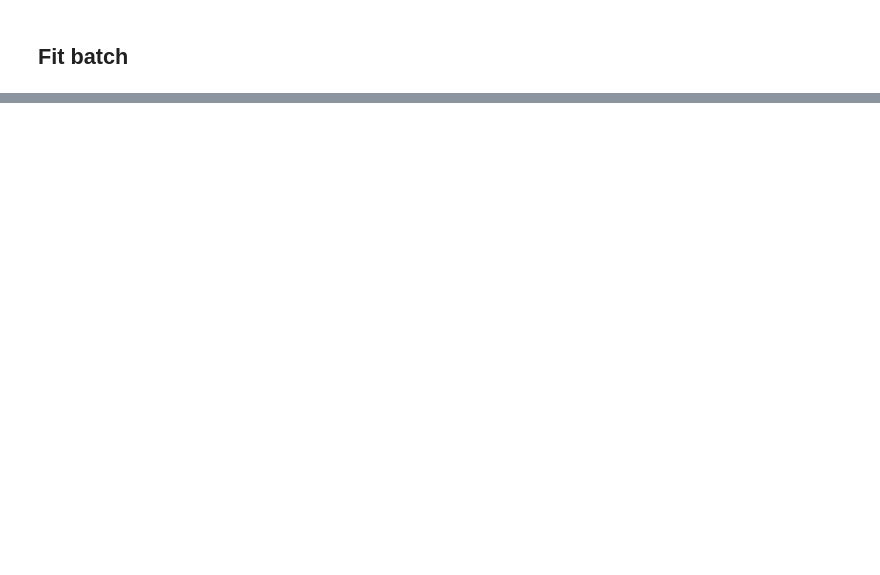
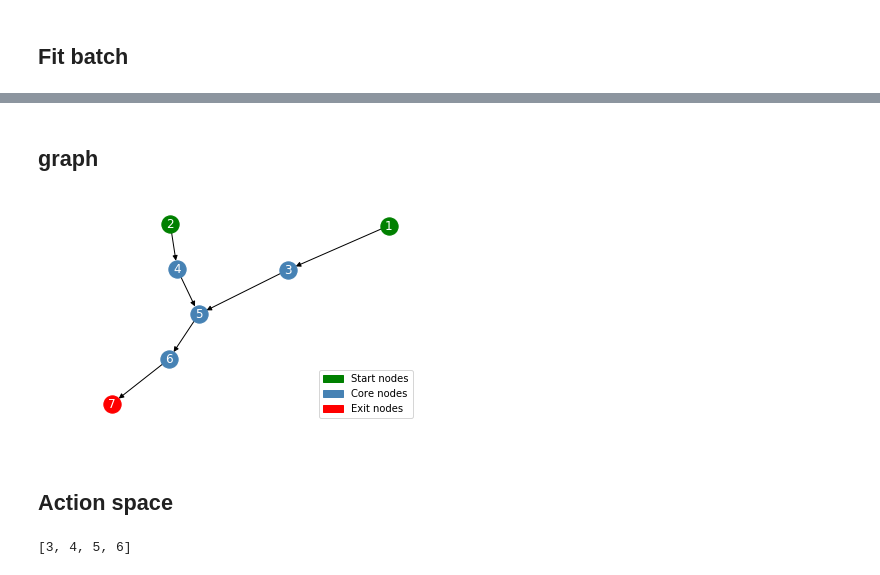
Before and after one commit to Olivier-Lakoue/Graph_ML_Problems, a Jupyter notebook: notebooks/[24]_DQN_revised_reward_function.ipynb, the cells around one changed output, grey strips where cells are left out. Cells and saved outputs as stored; diff of their text form; code cells hidden in the pictures; blank space fills up the shorter version.

```diff
--- a/notebooks/[24]_DQN_revised_reward_function.ipynb
+++ b/notebooks/[24]_DQN_revised_reward_function.ipynb
@@ -107,0 +206,9 @@ array([[ 0.03659564,  0.06620126,  0.05930661,  0.01066939, -0.02798991,
+# %% [markdown]
+## graph
+# %%
+g = RandGraph(actors=1000, graph_type='simple')
+g.plot()
+# %% [output]
+[figure, added]
+# %% [markdown]
+## Action space
@@ -107,0 +217,4 @@ array([[ 0.03659564,  0.06620126,  0.05930661,  0.01066939, -0.02798991,
+# %%
+g.core_nodes
+# %% [output]
+[3, 4, 5, 6]
```
Also changed, not shown: parts of 47 cells of this notebook.
